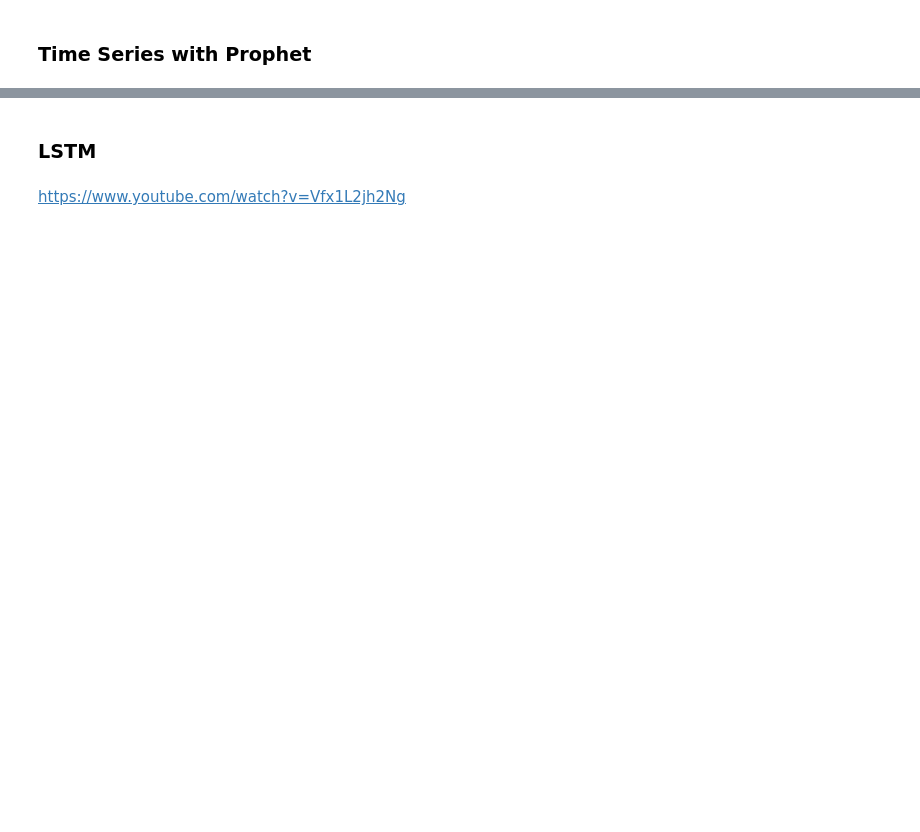
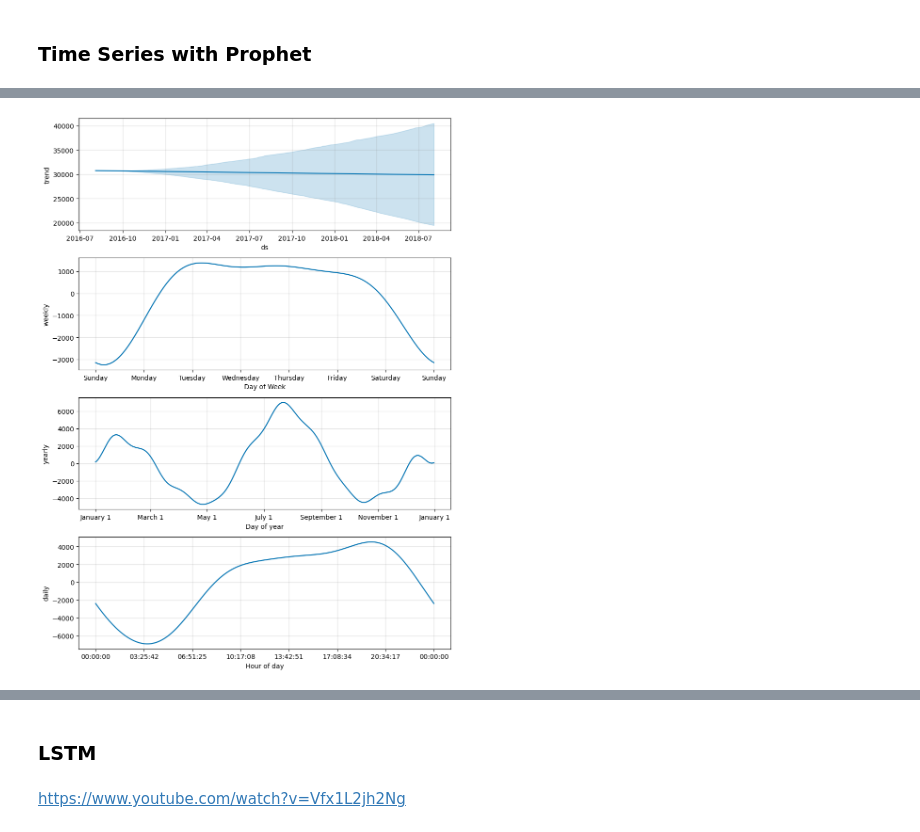
Before and after one commit to xKHGx/Compilation-of-Time-Series-models, a Jupyter notebook: Compliation-of-Time-Series-models.ipynb, the cells around one changed output, grey strips where cells are left out. Drawn from its saved outputs; the diff is of its cells as text; code cells hidden in the pictures; blank space fills up the shorter version.

```diff
--- a/Compliation-of-Time-Series-models.ipynb
+++ b/Compliation-of-Time-Series-models.ipynb
@@ -939,0 +953,4 @@ xgb_best.save_model('xgb_model.json')
+# %%
+# prophet only needs 2 columns, ds and y
+train_prophet = y_train.to_frame().reset_index().rename(columns = {'Datetime': 'ds', 'PJME_MW' : 'y'})
+test_prophet = y_test.to_frame().reset_index().rename(columns = {'Datetime': 'ds', 'PJME_MW' : 'y'})
@@ -939,0 +966,6 @@ xgb_best.save_model('xgb_model.json')
+# %%
+# instantiate Prophet model
+# similar to sklearn API. call on .fit() and .predict() methods
+prophet_model = Prophet()
+
+prophet_model.fit(train_prophet)
@@ -939,0 +979,3 @@ xgb_best.save_model('xgb_model.json')
+# %%
+# prophet predict
+prophet_df = prophet_model.predict(test_prophet)
@@ -939,0 +992,6 @@ xgb_best.save_model('xgb_model.json')
+# %%
+# visual predicted components. Pass in df
+
+prophet_model.plot_components(prophet_df);
+# %% [output]
+[figure, added]
```
Also changed, not shown: parts of 44 cells of this notebook.
